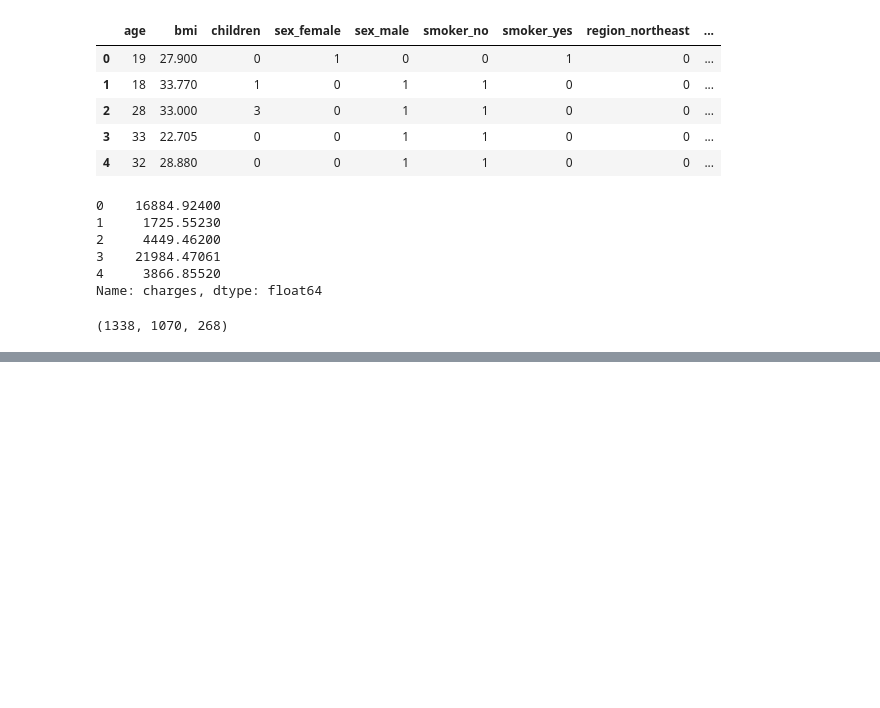
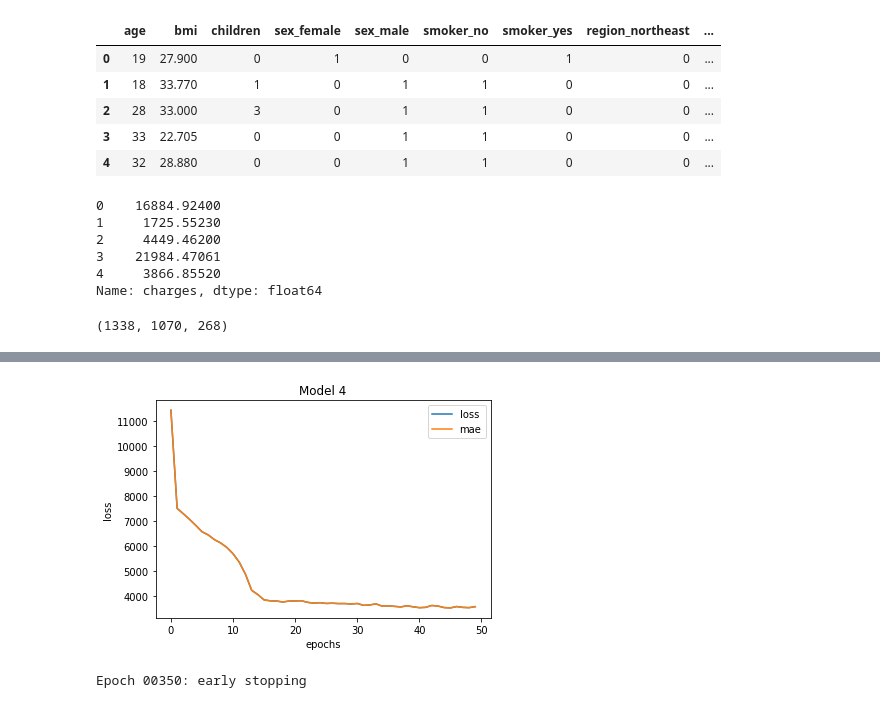
Before and after one commit to gwalshe73/TFDevCert2021, a Jupyter notebook: 01_neural_network_regression_with_tensorflow_video.ipynb, the cells around one changed output, grey strips where cells are left out. Drawn from its saved outputs; the diff is of its cells as text; code cells hidden in the pictures; blank space fills up the shorter version.

```diff
--- a/01_neural_network_regression_with_tensorflow_video.ipynb
+++ b/01_neural_network_regression_with_tensorflow_video.ipynb
@@ -898,6 +898,13 @@ X_train, X_test, y_train, y_test = train_test_split(X, y, test_size=0.2, random_
 len(X), len(X_train), len(X_test)
 # %% [output]
 (1338, 1070, 268)
+# %%
+# Define function for Plot history (also known as loss curve or training curve)
+def training_curve(history_data, title):
+    pd.DataFrame(history_data.history).plot()
+    plt.title(title)
+    plt.ylabel("loss")
+    plt.xlabel("epochs")
 # %%
 # Build a neural network (similar to model_2 above)
 tf.random.set_seed(42)
@@ -942,0 +1002,18 @@ insurance_model.evaluate(X_test, y_test)
+# %%
+# Set seed
+tf.random.set_seed(42)
+
+# 1. Create the model
+insurance_model_4 = tf.keras.Sequential([
+                                         tf.keras.layers.Dense(100),
+                                         tf.keras.layers.Dense(10),
+                                         tf.keras.layers.Dense(1)
+])
+
+# 2. Compile the model
+insurance_model_4.compile(loss=tf.keras.losses.mae,
+                          optimizer=tf.keras.optimizers.Adam(learning_rate=0.01),
+                          metrics=["mae"])
+
+# 3. Fit the model
+history_4 = insurance_model_4.fit(X_train, y_train, epochs=100, verbose=0)
@@ -942,0 +1026,5 @@ insurance_model.evaluate(X_test, y_test)
+# %%
+# Plot the training curve
+training_curve(history_4, "Model 4")
+# %% [output]
+[figure, added]
@@ -942,0 +1034,16 @@ insurance_model.evaluate(X_test, y_test)
+# %%
+tf.random.set_seed(42)
+
+insurance_model_5 = tf.keras.Sequential([
+                                         tf.keras.layers.Dense(100),
+                                         tf.keras.layers.Dense(10),
+                                         tf.keras.layers.Dense(1)
+])
+
+insurance_model_5.compile(loss=tf.keras.losses.mae,
+                          optimizer=tf.keras.optimizers.Adam(learning_rate=0.001),
+                          metrics=["mae"])
+
+history_5 = insurance_model_5.fit(X_train, y_train, epochs=1000, callbacks=[loss_check], verbose=0)
+# %% [output]
+Epoch 00350: early stopping
```
Also changed, not shown: parts of 34 cells of this notebook.
